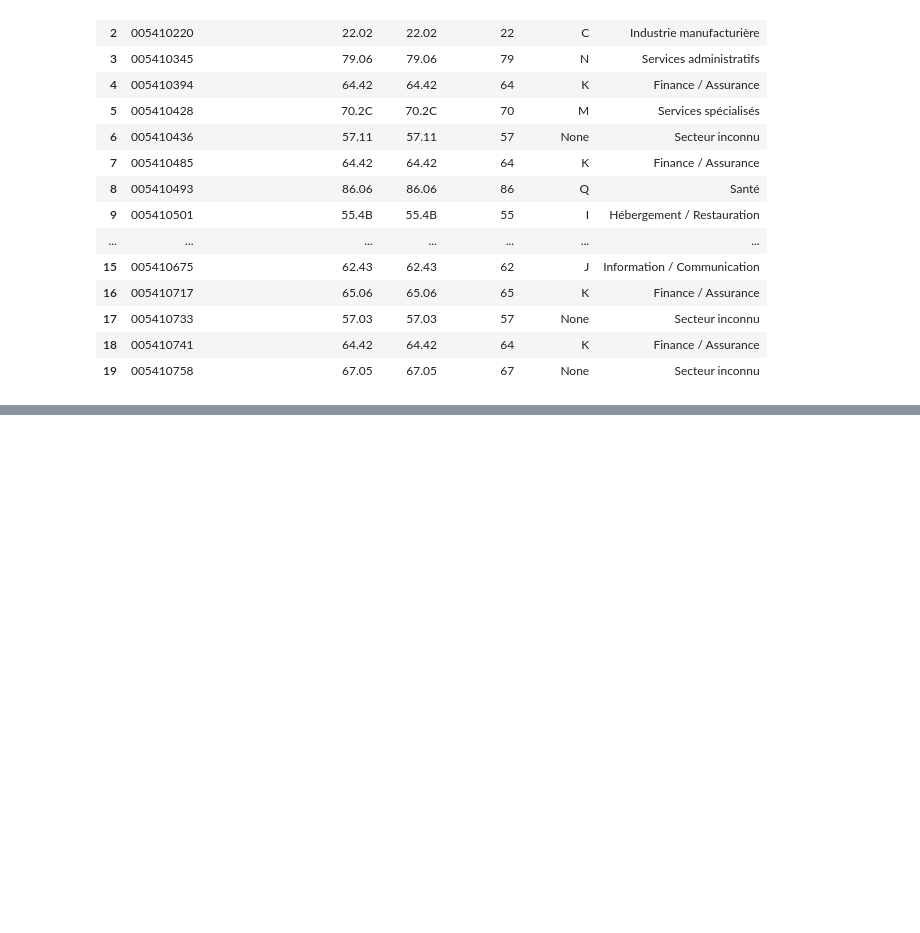
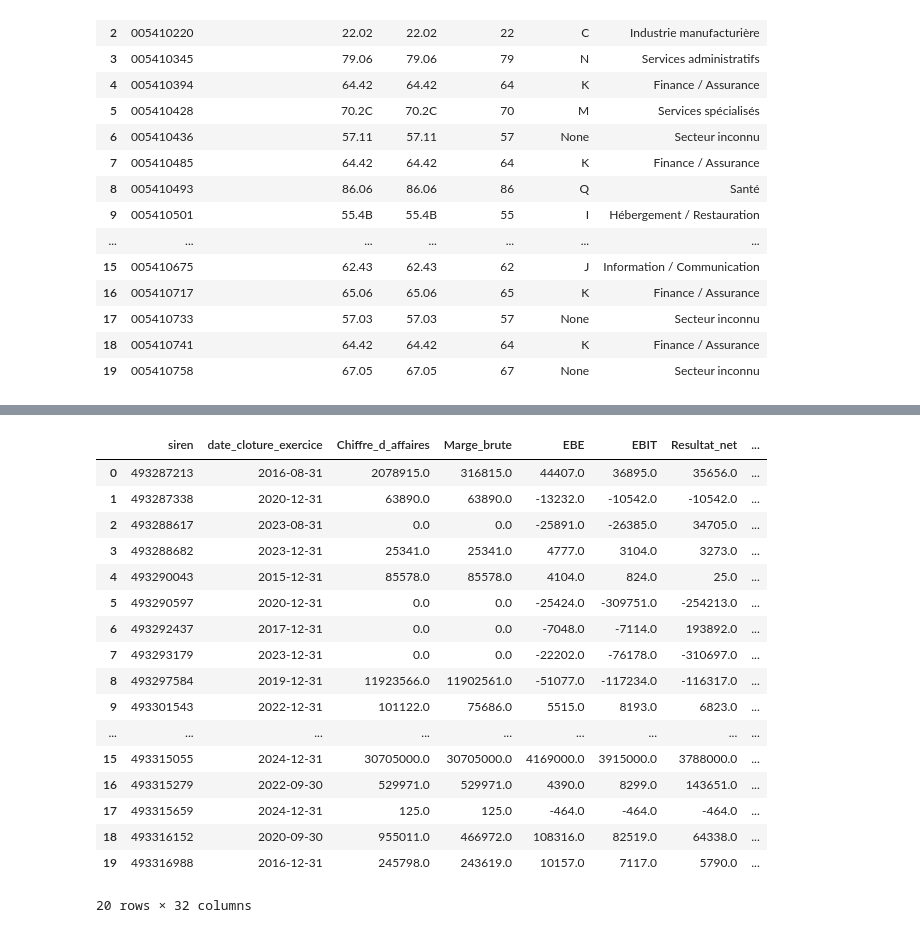
Before and after one commit to khelifaYacine/signaux-faibles-finance, a Jupyter notebook: 01_exploration.ipynb, the cells around one changed output, grey strips where cells are left out. Saved outputs shown, nothing was run; the diff lists cells and outputs as text; code cells hidden in the pictures; blank space fills up the shorter version.

```diff
--- a/01_exploration.ipynb
+++ b/01_exploration.ipynb
@@ -1080,6 +1080,10 @@ df_naf.head(20)
 | 17 | 005410733 | 57.03 | 57.03 | 57 | None | Secteur inconnu |
 | 18 | 005410741 | 64.42 | 64.42 | 64 | K | Finance / Assurance |
 | 19 | 005410758 | 67.05 | 67.05 | 67 | None | Secteur inconnu |
+# %%
+df_clean.loc[:, "siren"] = df_clean["siren"].astype(str)
+
+df_naf["siren"] = df_naf["siren"].astype(str)
 # %%
 df_final = df_clean.merge(
     df_naf[["siren", "naf_clean", "naf_division", "naf_section", "secteur_macro"]],
@@ -1090,0 +1107,21 @@ NameError: name 'df_naf' is not defined
+# %%
+df_final.head(20)
+# %% [output]
+|  | siren | date_cloture_exercice | Chiffre_d_affaires | Marge_brute | EBE | EBIT | Resultat_net | ... |
+| 0 | 493287213 | 2016-08-31 | 2078915.0 | 316815.0 | 44407.0 | 36895.0 | 35656.0 | ... |
+| 1 | 493287338 | 2020-12-31 | 63890.0 | 63890.0 | -13232.0 | -10542.0 | -10542.0 | ... |
+| 2 | 493288617 | 2023-08-31 | 0.0 | 0.0 | -25891.0 | -26385.0 | 34705.0 | ... |
+| 3 | 493288682 | 2023-12-31 | 25341.0 | 25341.0 | 4777.0 | 3104.0 | 3273.0 | ... |
+| 4 | 493290043 | 2015-12-31 | 85578.0 | 85578.0 | 4104.0 | 824.0 | 25.0 | ... |
+| 5 | 493290597 | 2020-12-31 | 0.0 | 0.0 | -25424.0 | -309751.0 | -254213.0 | ... |
+| 6 | 493292437 | 2017-12-31 | 0.0 | 0.0 | -7048.0 | -7114.0 | 193892.0 | ... |
+| 7 | 493293179 | 2023-12-31 | 0.0 | 0.0 | -22202.0 | -76178.0 | -310697.0 | ... |
+| 8 | 493297584 | 2019-12-31 | 11923566.0 | 11902561.0 | -51077.0 | -117234.0 | -116317.0 | ... |
+| 9 | 493301543 | 2022-12-31 | 101122.0 | 75686.0 | 5515.0 | 8193.0 | 6823.0 | ... |
+| ... | ... | ... | ... | ... | ... | ... | ... | ... |
+| 15 | 493315055 | 2024-12-31 | 30705000.0 | 30705000.0 | 4169000.0 | 3915000.0 | 3788000.0 | ... |
+| 16 | 493315279 | 2022-09-30 | 529971.0 | 529971.0 | 4390.0 | 8299.0 | 143651.0 | ... |
+| 17 | 493315659 | 2024-12-31 | 125.0 | 125.0 | -464.0 | -464.0 | -464.0 | ... |
+| 18 | 493316152 | 2020-09-30 | 955011.0 | 466972.0 | 108316.0 | 82519.0 | 64338.0 | ... |
+| 19 | 493316988 | 2016-12-31 | 245798.0 | 243619.0 | 10157.0 | 7117.0 | 5790.0 | ... |
+20 rows × 32 columns
```
Also changed, not shown: parts of 4 cells of this notebook.
